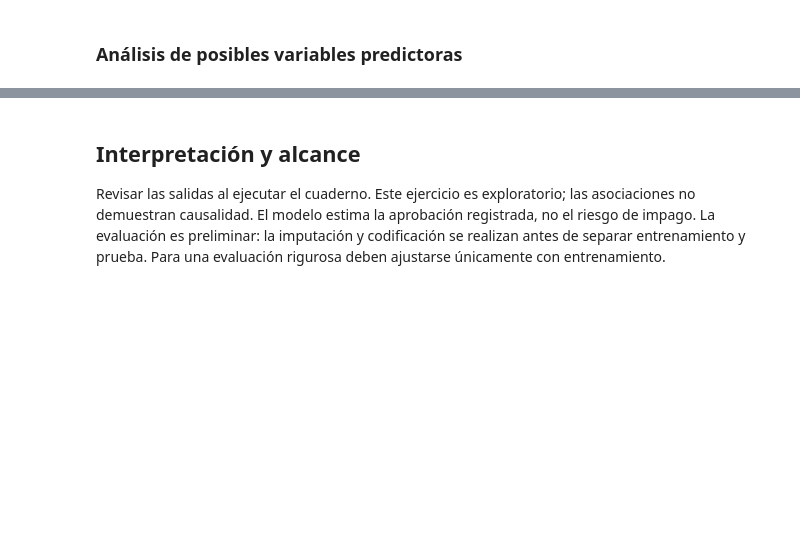
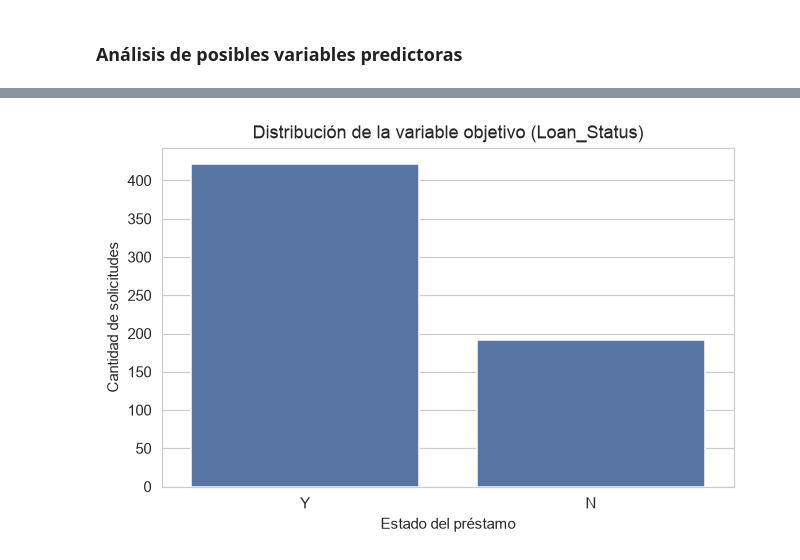
Before and after one commit to santiagolara10/portafolio-proyectos, a Jupyter notebook: prestamos-python/analisis_prestamos.ipynb, the cells around one changed output, grey strips where cells are left out. Saved outputs shown, nothing was run; the diff lists cells and outputs as text; code cells hidden in the pictures; blank space fills up the shorter version.

```diff
--- a/prestamos-python/analisis_prestamos.ipynb
+++ b/prestamos-python/analisis_prestamos.ipynb
@@ -37,6 +25,12 @@ plt.rcParams["figure.dpi"] = 110
 
 # Carga del dataset original (Extract)
 
-df = pd.read_csv("loan_sanction_train.csv")
+from pathlib import Path
+from IPython.display import display, Markdown
+BASE = Path.cwd() if Path("loan_sanction_train.csv").exists() else Path.cwd() / "prestamos-python"
+df = pd.read_csv(BASE / "loan_sanction_train.csv")
+assert df["Loan_ID"].is_unique
+assert df["Loan_Status"].notna().all()
+assert set(df["Loan_Status"].unique()) == {"Y", "N"}
 
 print(f"El dataset tiene {df.shape[0]} filas y {df.shape[1]} columnas.")
@@ -82,7 +110,7 @@ print("Variables categóricas:", columnas_categoricas)
 df_limpio = df.copy()
 
 # Imputación de variables numéricas con la mediana
-for col in ["LoanAmount", "Loan_Amount_Term", "Credit_History"]:
+for col in ["LoanAmount", "Loan_Amount_Term"]:
     mediana = df_limpio[col].median()
     df_limpio[col] = df_limpio[col].fillna(mediana)
     print(f"'{col}': valores nulos rellenados con la mediana = {mediana}")
@@ -89,6 +120,6 @@ for col in ["LoanAmount", "Loan_Amount_Term", "Credit_History"]:
 # %%
 # Imputación de variables categóricas con la moda
-for col in ["Gender", "Married", "Dependents", "Self_Employed"]:
+for col in ["Gender", "Married", "Dependents", "Self_Employed", "Credit_History"]:
     moda = df_limpio[col].mode()[0]
     df_limpio[col] = df_limpio[col].fillna(moda)
     print(f"'{col}': valores nulos rellenados con la moda = '{moda}'")
@@ -218,25 +287,23 @@ A continuación se presentan 6 visualizaciones (más de las 4 mínimas requerida
 # %%
 # Visualización 1: Distribución de Loan_Status
 
 fig, ax = plt.subplots(figsize=(6, 4))
 
 sns.countplot(
     data=df_modelo,
     x="Loan_Status",
-    palette=["#4C72B0", "#DD8452"],
+    color="#4C72B0",
     ax=ax
 )
 
 ax.set_title("Distribución de la variable objetivo (Loan_Status)")
 ax.set_xlabel("Estado del préstamo")
 ax.set_ylabel("Cantidad de solicitudes")
 
 plt.tight_layout()
 plt.show()
+# %% [output]
+[figure, added]
-# %% [markdown]
-## Interpretación y alcance
-
-Revisar las salidas al ejecutar el cuaderno. Este ejercicio es exploratorio; las asociaciones no demuestran causalidad. El modelo estima la aprobación registrada, no el riesgo de impago. La evaluación es preliminar: la imputación y codificación se realizan antes de separar entrenamiento y prueba. Para una evaluación rigurosa deben ajustarse únicamente con entrenamiento.
 # %%
 # Visualización 2: Credit_History vs Loan_Status
 
```
Also changed, not shown: parts of 67 cells of this notebook, 15 other files.
